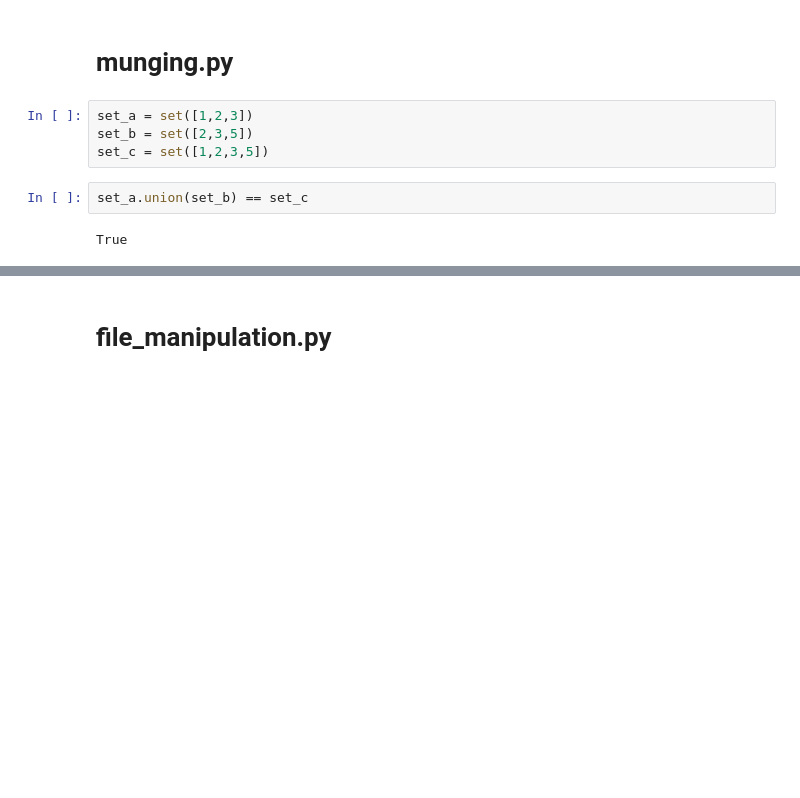
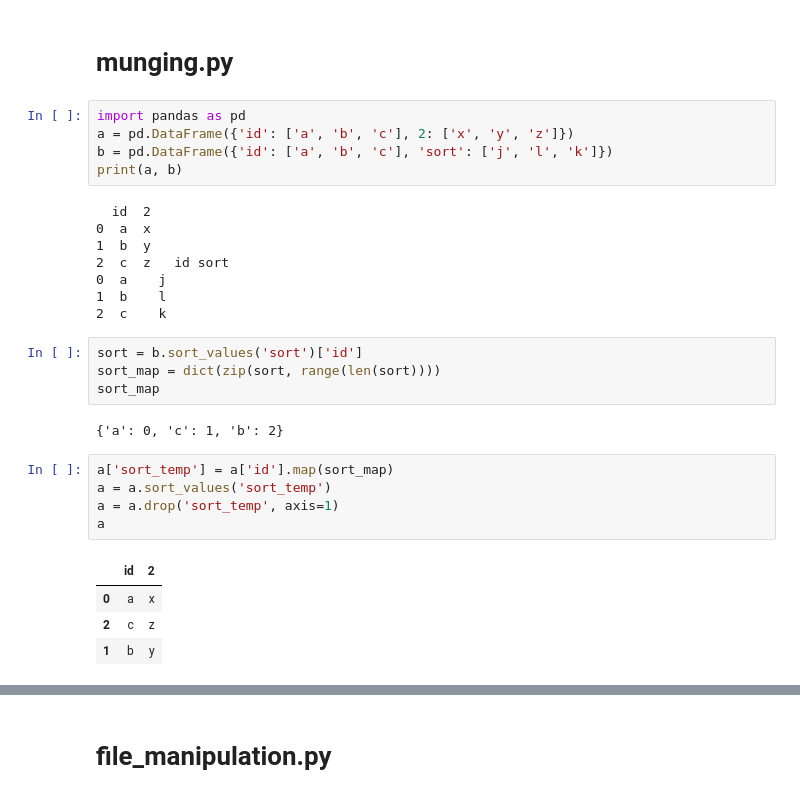
Before and after one commit to jmhsi/j_utils, a Jupyter notebook: notebooks/writing_the_modules.ipynb, the cells around one changed output, grey strips where cells are left out. Cells and saved outputs as stored; diff of their text form; blank space fills up the shorter version.

```diff
--- a/notebooks/writing_the_modules.ipynb
+++ b/notebooks/writing_the_modules.ipynb
@@ -1,11 +1,32 @@
 # %% [markdown]
 # munging.py
-# %%
-set_a = set([1,2,3])
-set_b = set([2,3,5])
-set_c = set([1,2,3,5])
-# %%
-set_a.union(set_b) == set_c
-# %% [output]
-True
+# %%
+import pandas as pd
+a = pd.DataFrame({'id': ['a', 'b', 'c'], 2: ['x', 'y', 'z']})
+b = pd.DataFrame({'id': ['a', 'b', 'c'], 'sort': ['j', 'l', 'k']})
+print(a, b)
+# %% [output]
+  id  2
+0  a  x
+1  b  y
+2  c  z   id sort
+0  a    j
+1  b    l
+2  c    k
+# %%
+sort = b.sort_values('sort')['id']
+sort_map = dict(zip(sort, range(len(sort))))
+sort_map
+# %% [output]
+{'a': 0, 'c': 1, 'b': 2}
+# %%
+a['sort_temp'] = a['id'].map(sort_map)
+a = a.sort_values('sort_temp')
+a = a.drop('sort_temp', axis=1)
+a
+# %% [output]
+|  | id | 2 |
+| 0 | a | x |
+| 2 | c | z |
+| 1 | b | y |
 # %%
```
Also changed, not shown: parts of 1 cell of this notebook, 1 other file.
